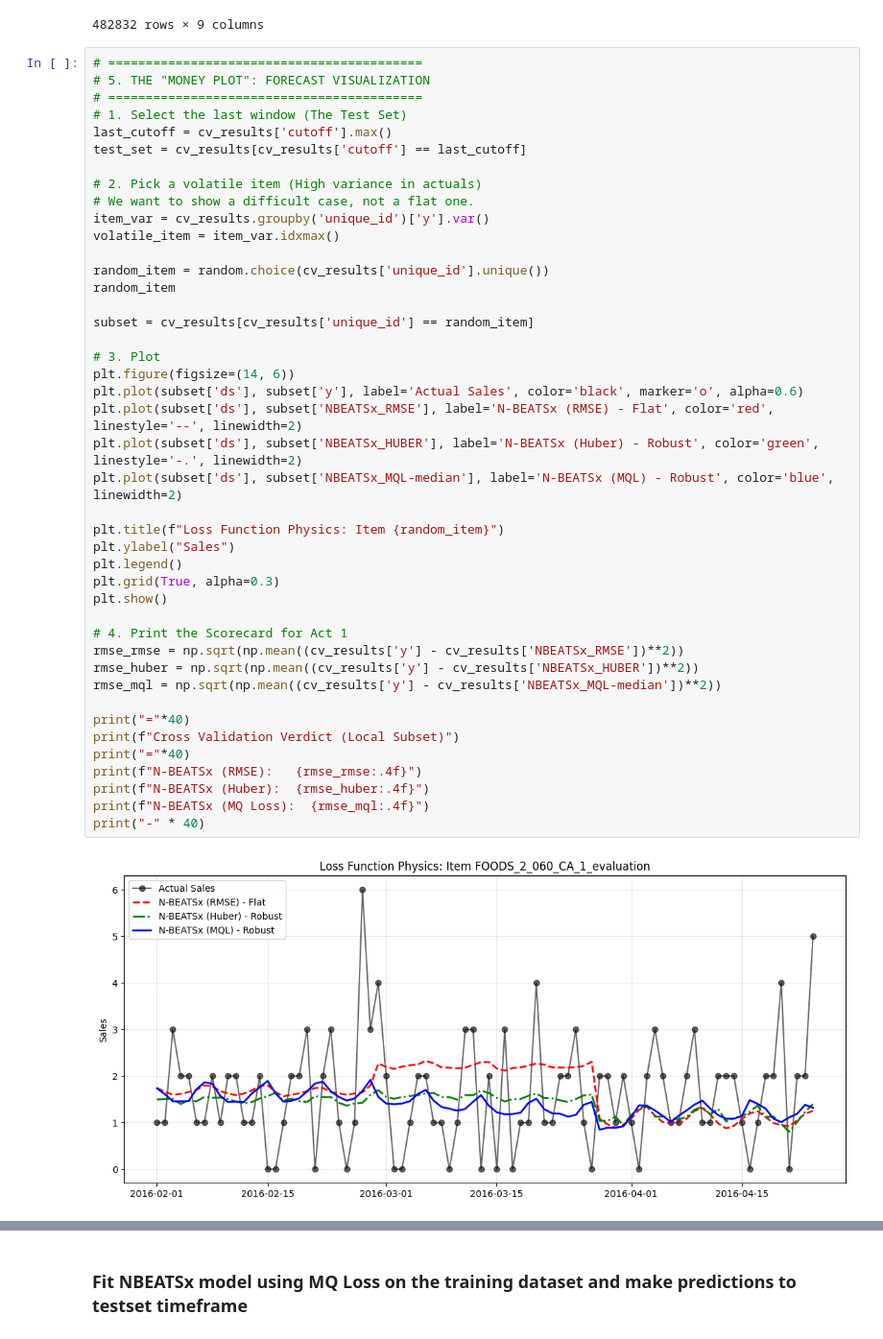
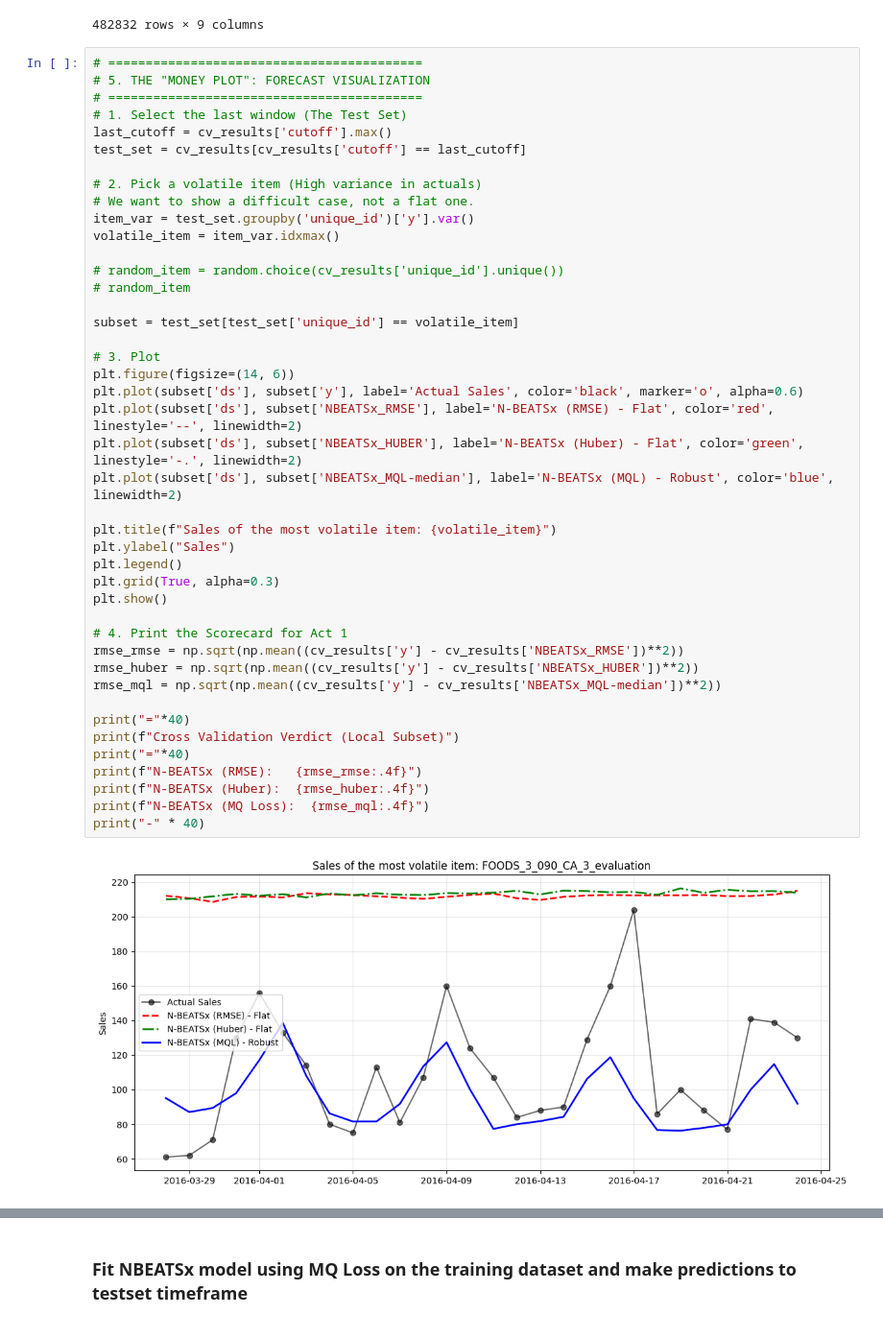
Before and after one commit to Zak-Las/Walmart-Demand-Forcasting, a Jupyter notebook: Notebooks/01_local_dynamics.ipynb, the cells around one changed output, grey strips where cells are left out. Shown at 96% size. Cells and saved outputs as stored; diff of their text form.

```diff
--- a/Notebooks/01_local_dynamics.ipynb
+++ b/Notebooks/01_local_dynamics.ipynb
@@ -924,41 +689,41 @@ test_set = cv_results[cv_results['cutoff'] == last_cutoff]
 
 # 2. Pick a volatile item (High variance in actuals)
 # We want to show a difficult case, not a flat one.
-item_var = cv_results.groupby('unique_id')['y'].var()
+item_var = test_set.groupby('unique_id')['y'].var()
 volatile_item = item_var.idxmax()
 
-random_item = random.choice(cv_results['unique_id'].unique())
-random_item
+# random_item = random.choice(cv_results['unique_id'].unique())
+# random_item
 
-subset = cv_results[cv_results['unique_id'] == random_item]
+subset = test_set[test_set['unique_id'] == volatile_item]
 
 # 3. Plot
 plt.figure(figsize=(14, 6))
 plt.plot(subset['ds'], subset['y'], label='Actual Sales', color='black', marker='o', alpha=0.6)
 plt.plot(subset['ds'], subset['NBEATSx_RMSE'], label='N-BEATSx (RMSE) - Flat', color='red', linestyle='--', linewidth=2)
-plt.plot(subset['ds'], subset['NBEATSx_HUBER'], label='N-BEATSx (Huber) - Robust', color='green', linestyle='-.', linewidth=2)
+plt.plot(subset['ds'], subset['NBEATSx_HUBER'], label='N-BEATSx (Huber) - Flat', color='green', linestyle='-.', linewidth=2)
 plt.plot(subset['ds'], subset['NBEATSx_MQL-median'], label='N-BEATSx (MQL) - Robust', color='blue', linewidth=2)
 
-plt.title(f"Loss Function Physics: Item {random_item}")
+plt.title(f"Sales of the most volatile item: {volatile_item}")
 plt.ylabel("Sales")
 plt.legend()
 plt.grid(True, alpha=0.3)
 plt.show()
 
 # 4. Print the Scorecard for Act 1
 rmse_rmse = np.sqrt(np.mean((cv_results['y'] - cv_results['NBEATSx_RMSE'])**2))
 rmse_huber = np.sqrt(np.mean((cv_results['y'] - cv_results['NBEATSx_HUBER'])**2))
 rmse_mql = np.sqrt(np.mean((cv_results['y'] - cv_results['NBEATSx_MQL-median'])**2))
 
 print("="*40)
 print(f"Cross Validation Verdict (Local Subset)")
 print("="*40)
 print(f"N-BEATSx (RMSE):   {rmse_rmse:.4f}")
 print(f"N-BEATSx (Huber):  {rmse_huber:.4f}")
 print(f"N-BEATSx (MQ Loss):  {rmse_mql:.4f}")
 print("-" * 40)
 # %% [output]
-[figure, old version]
+[figure, new version]
 ========================================
 Cross Validation Verdict (Local Subset)
 ========================================
```
Also changed, not shown: parts of 36 cells of this notebook, 3 other files.
